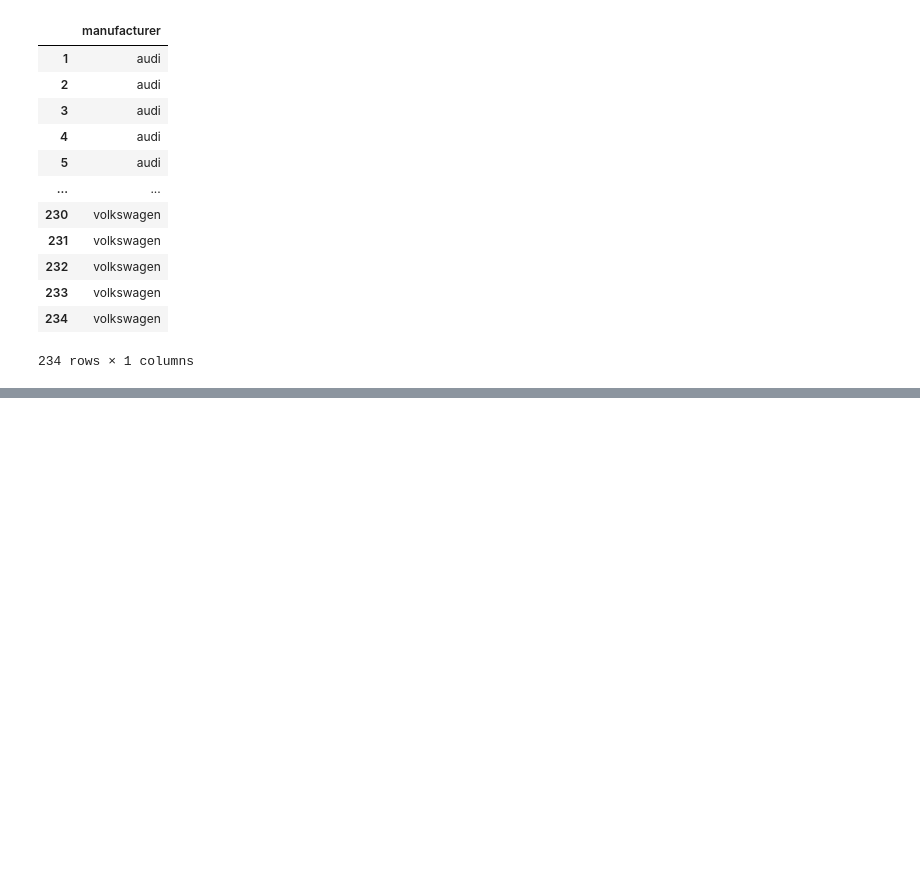
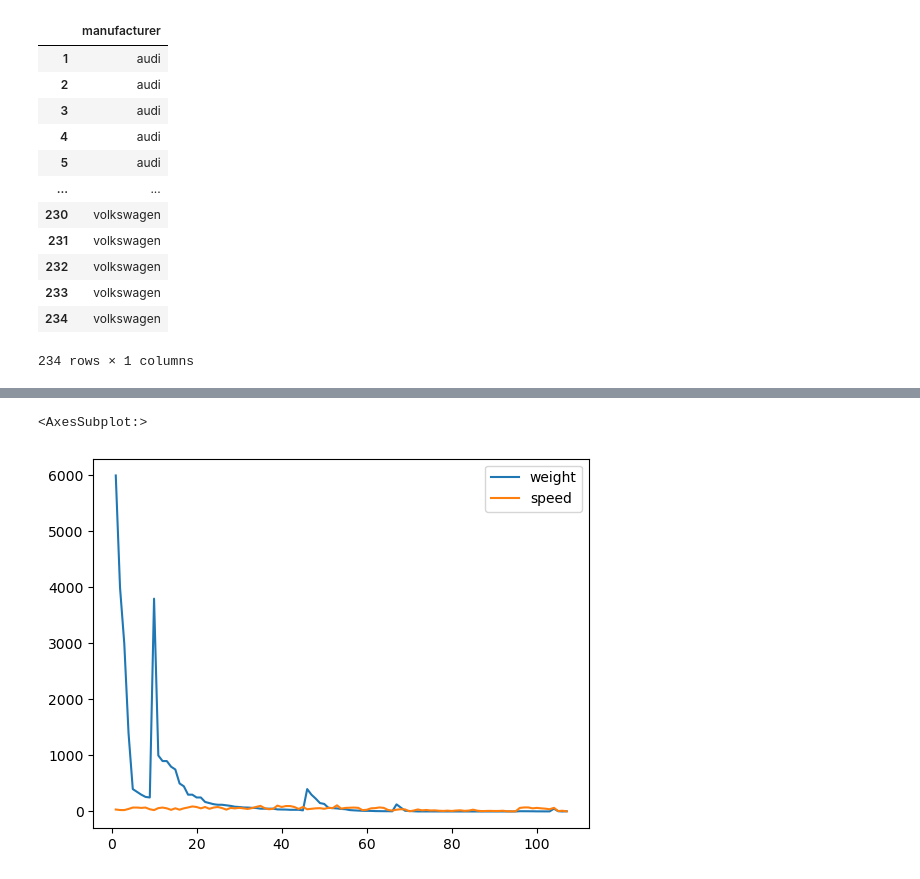
Before and after one commit to MagdalenaRahn/data-science-libraries, a Jupyter notebook: dataframes_exercises.ipynb, the cells around one changed output, grey strips where cells are left out. Cells and saved outputs as stored; diff of their text form; code cells hidden in the pictures; blank space fills up the shorter version.

```diff
--- a/dataframes_exercises.ipynb
+++ b/dataframes_exercises.ipynb
@@ -508,0 +600,9 @@ mpg_city[{'manufacturer' :'dodge'}]
+# %%
+# 3 a
+# How many rows and columns are there?
+
+mammals = data('Mammals')
+
+mammals.shape
+
+# rows = 0th axis, columns = 1st axis
@@ -508,0 +766,5 @@ mpg_city[{'manufacturer' :'dodge'}]
+# %%
+mammals.plot()
+# %% [output]
+<AxesSubplot:>
+[figure, added]
```
Also changed, not shown: parts of 29 cells of this notebook, 4 other files.
